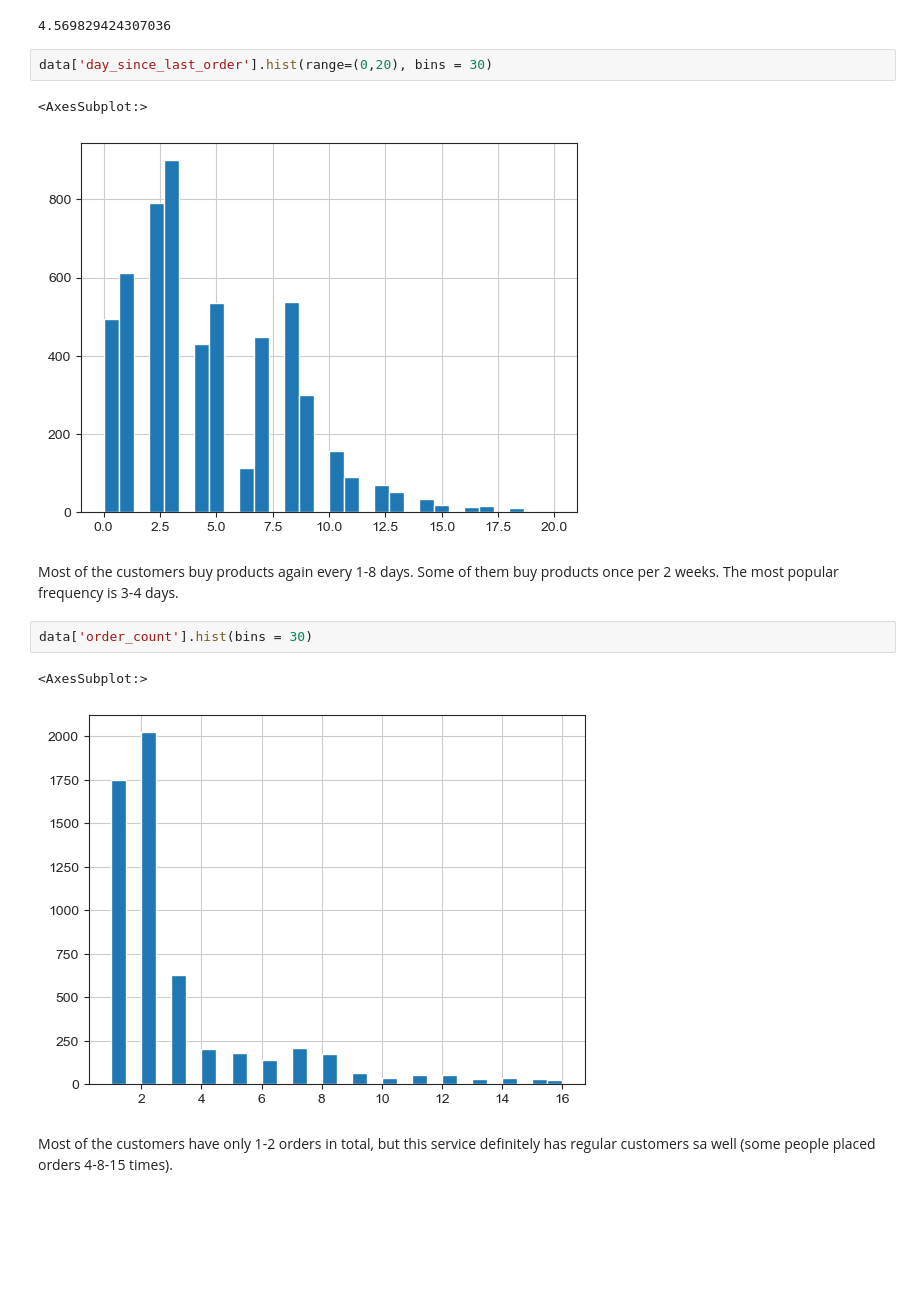
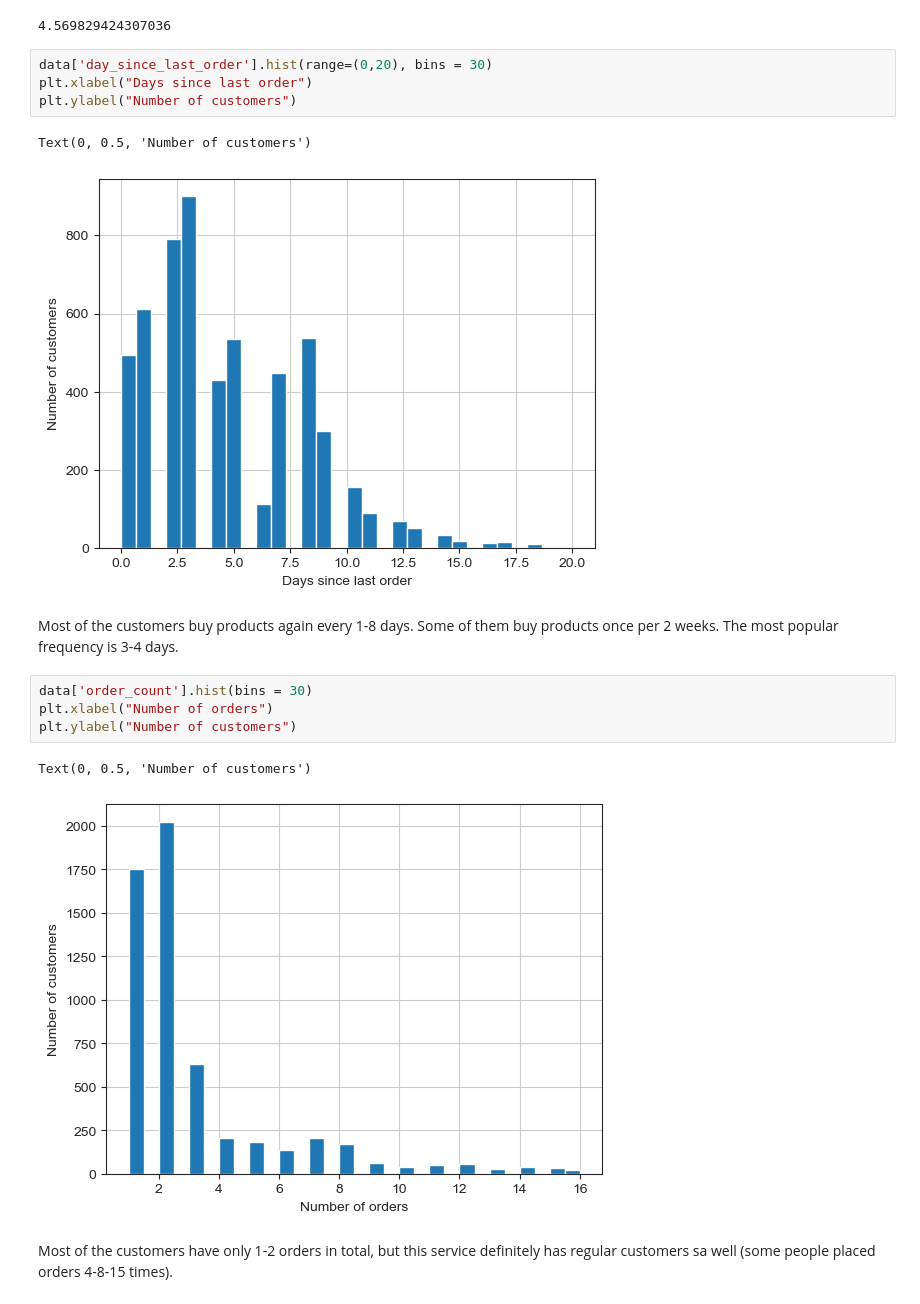
Before and after one commit to NovikovaJulia/mid-project, a Jupyter notebook: notebooks/Mid_Bootcamp_Project.ipynb, the cells around one changed output. Drawn from its saved outputs; the diff is of its cells as text; blank space fills up the shorter version.

```diff
--- a/notebooks/Mid_Bootcamp_Project.ipynb
+++ b/notebooks/Mid_Bootcamp_Project.ipynb
@@ -504,17 +527,21 @@ data['day_since_last_order'].mean()
 4.569829424307036
 # %%
 data['day_since_last_order'].hist(range=(0,20), bins = 30)
+plt.xlabel("Days since last order")
+plt.ylabel("Number of customers")
 # %% [output]
-<AxesSubplot:>
+Text(0, 0.5, 'Number of customers')
-[figure, old version]
+[figure, new version]
 # %% [markdown]
 Most of the customers buy products again every 1-8 days. Some of them buy products once per 2 weeks.
 The most popular frequency is 3-4 days.
 # %%
 data['order_count'].hist(bins = 30)
+plt.xlabel("Number of orders")
+plt.ylabel("Number of customers")
 # %% [output]
-<AxesSubplot:>
+Text(0, 0.5, 'Number of customers')
-[figure, old version]
+[figure, new version]
 # %% [markdown]
 Most of the customers have only 1-2 orders in total, but this service definitely has regular customers sa well (some people placed orders 4-8-15 times).
 # %% [markdown]
```
Also changed, not shown: parts of 19 cells of this notebook, 4 other files.
